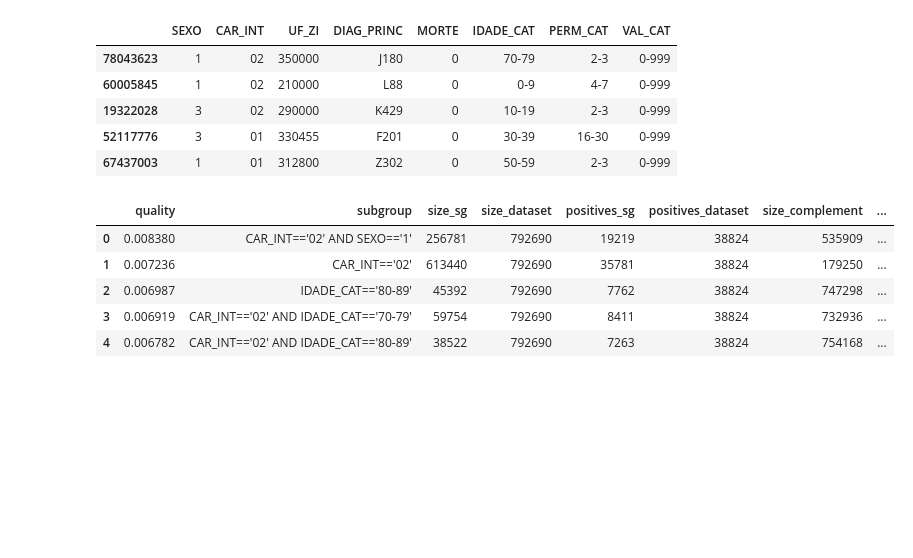
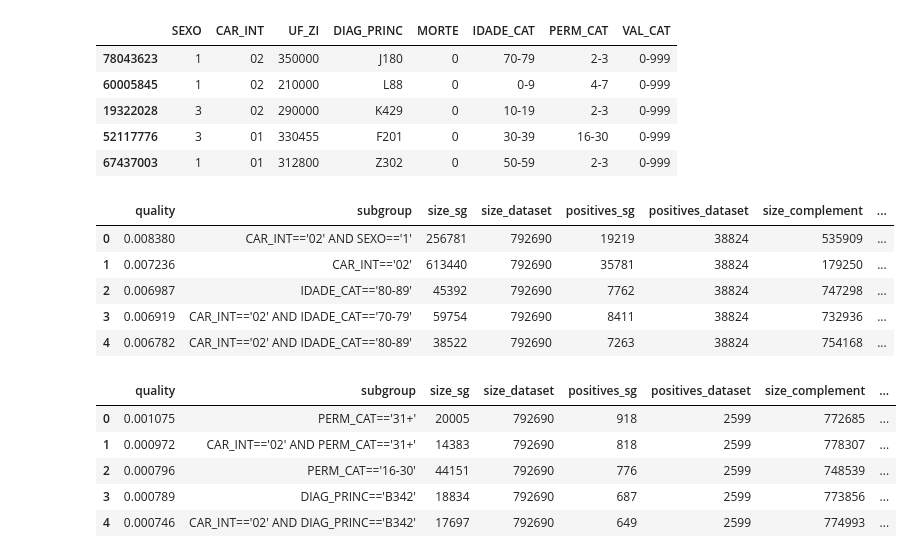
Before and after one commit to toyinjoy/Descriptive-Learning-Project, a Jupyter notebook: Projeto_Aprendizado_Descritivo_Eclat.ipynb, the cells around one changed output. Drawn from its saved outputs; the diff is of its cells as text; code cells hidden in the pictures; blank space fills up the shorter version.

Commit message:
Updated Subgroup

```diff
--- a/Projeto_Aprendizado_Descritivo_Eclat.ipynb
+++ b/Projeto_Aprendizado_Descritivo_Eclat.ipynb
@@ -695,3 +695,26 @@ subgroupdf.head()
 | 2 | 0.006987 | IDADE_CAT=='80-89' | 45392 | 792690 | 7762 | 38824 | 747298 | ... |
 | 3 | 0.006919 | CAR_INT=='02' AND IDADE_CAT=='70-79' | 59754 | 792690 | 8411 | 38824 | 732936 | ... |
 | 4 | 0.006782 | CAR_INT=='02' AND IDADE_CAT=='80-89' | 38522 | 792690 | 7263 | 38824 | 754168 | ... |
+# %%
+target = ps.BinaryTarget('VAL_CAT', '30K+')
+searchspace = ps.create_selectors(df_sample, ignore=['VAL_CAT'])
+task = ps.SubgroupDiscoveryTask (
+    df_sample,
+    target,
+    searchspace,
+    result_set_size=5,
+    depth=3,
+    qf=ps.WRAccQF())
+
+result = ps.DFS().execute(task)
+result_dataframe_cost = result.to_dataframe()
+# %%
+#Plotting results
+result_dataframe_cost
+# %% [output]
+|  | quality | subgroup | size_sg | size_dataset | positives_sg | positives_dataset | size_complement | ... |
+| 0 | 0.001075 | PERM_CAT=='31+' | 20005 | 792690 | 918 | 2599 | 772685 | ... |
+| 1 | 0.000972 | CAR_INT=='02' AND PERM_CAT=='31+' | 14383 | 792690 | 818 | 2599 | 778307 | ... |
+| 2 | 0.000796 | PERM_CAT=='16-30' | 44151 | 792690 | 776 | 2599 | 748539 | ... |
+| 3 | 0.000789 | DIAG_PRINC=='B342' | 18834 | 792690 | 687 | 2599 | 773856 | ... |
+| 4 | 0.000746 | CAR_INT=='02' AND DIAG_PRINC=='B342' | 17697 | 792690 | 649 | 2599 | 774993 | ... |
```
